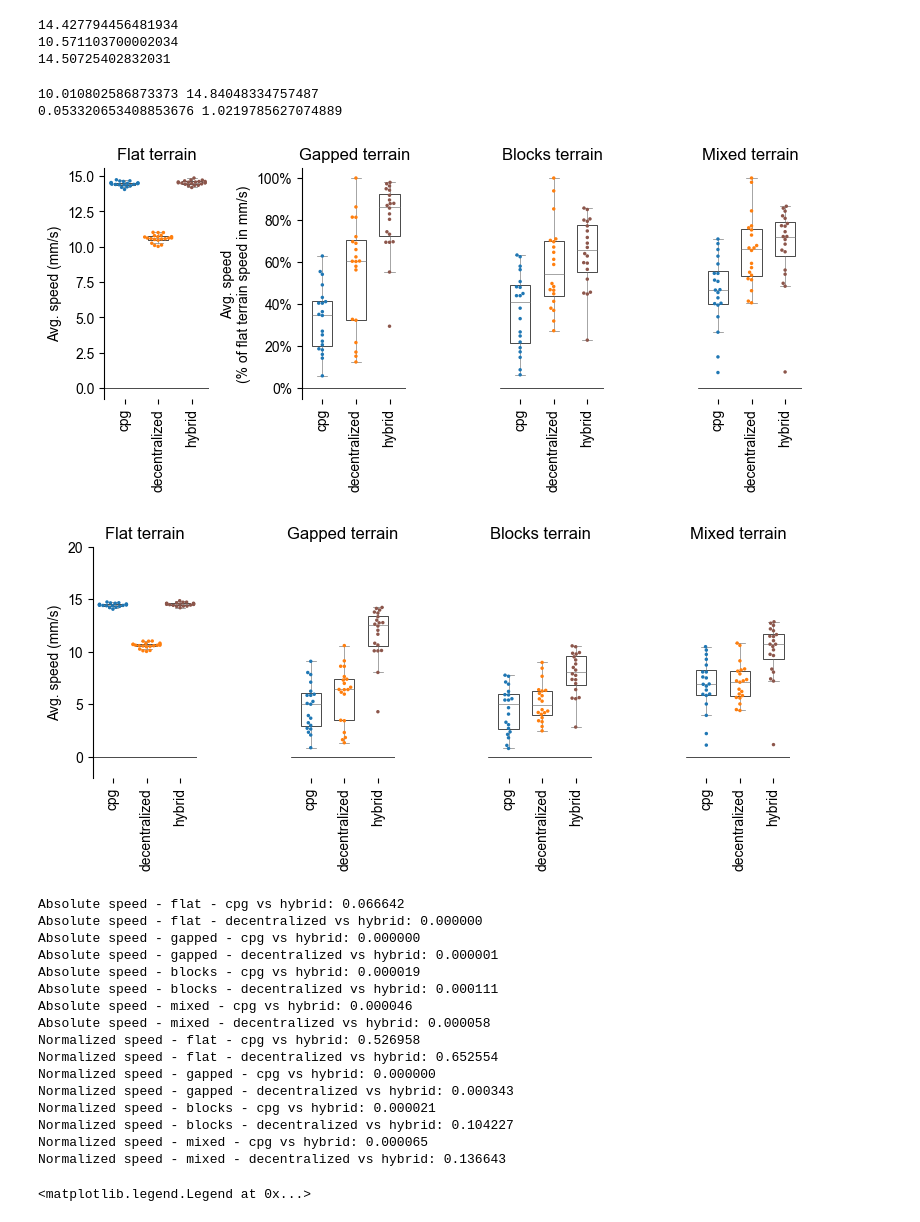
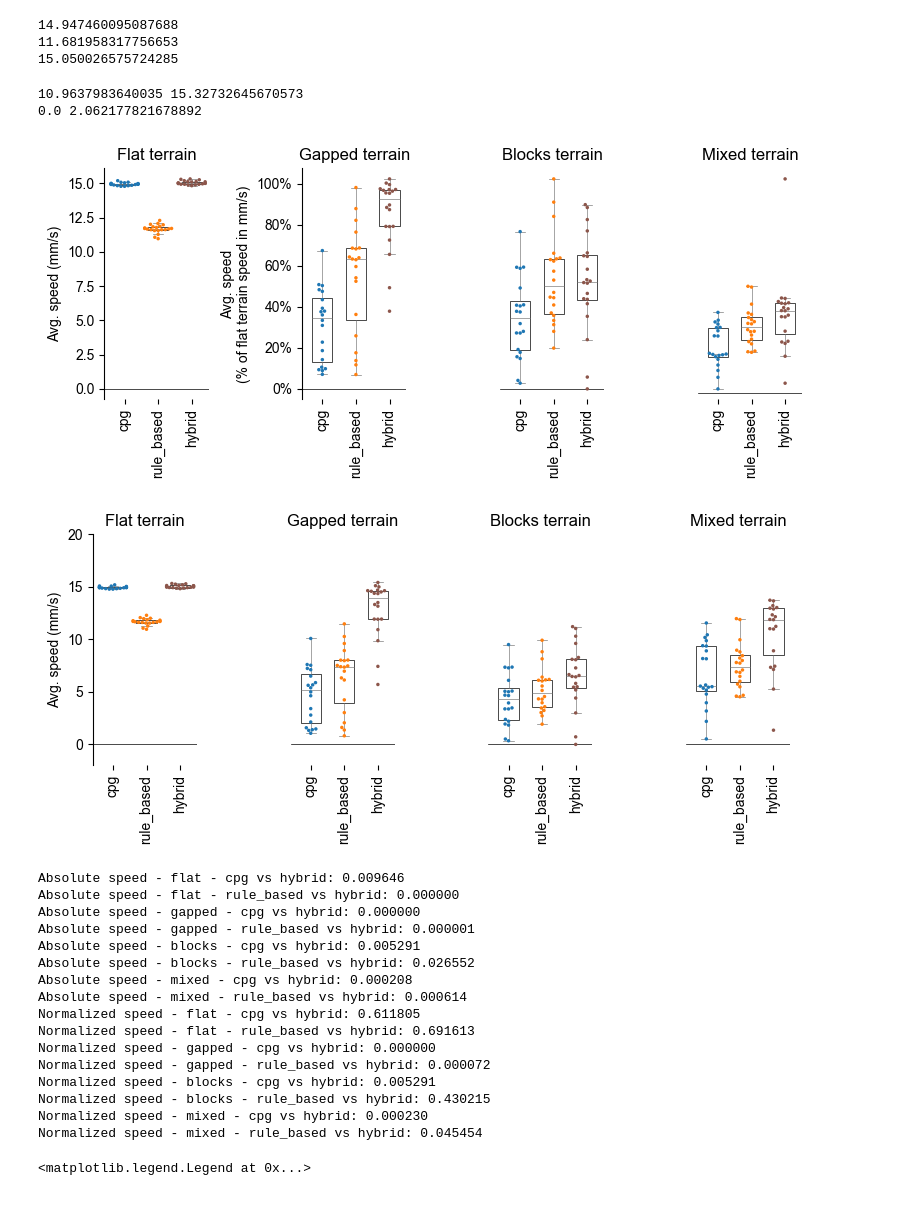
Before and after one commit to NeLy-EPFL/nmf2-paper, a Jupyter notebook: hybrid_controller_new_step/generate_figure.ipynb, the cells around one changed output. Cells and saved outputs as stored; diff of their text form; code cells hidden in the pictures.

Commit message:
add stabilization period

```diff
--- a/hybrid_controller_new_step/generate_figure.ipynb
+++ b/hybrid_controller_new_step/generate_figure.ipynb
@@ -35,8 +35,8 @@ timestep = 1e-4
 all_rows = []
 all_colors = np.tile(["r", "b"], n_conditions)
 
-
-start_pts = 0
+# Stabilization period of 0.3s
+start_pts = 3000
 all_dir = True
 
 for controller, terrain in conditions:
@@ -71,7 +71,3 @@ speed_df = pd.DataFrame(
     all_rows, columns=["controller", "terrain", "adhesion", "speed", "distance"]
 )
 #speed_df.to_csv("outputs/mean_speed.csv", index=False)
-# %%
-# replace rule based with decentralized
-speed_df["controller"].replace({"rule_based": "decentralized"}, inplace=True)
-controllers[1] = "decentralized"
@@ -89,9 +78,9 @@ for controller in controllers:
     print(full_speed)
     speed_df_norm.loc[speed_df_norm["controller"] == controller, "speed"] /= full_speed
 # %% [output]
-14.427794456481934
-10.571103700002034
-14.50725402832031
+14.947460095087688
+11.681958317756653
+15.050026575724285
 # %%
 #speed_df.iloc[speed_df["speed"].argmax()] = np.nan
 # %%
@@ -104,27 +93,27 @@ print(
     speed_df_norm[speed_df_norm["terrain"] != "flat"]["speed"].max(),
 )
 # %% [output]
-10.010802586873373 14.84048334757487
-0.053320653408853676 1.0219785627074889
+10.9637983640035 15.32732645670573
+0.0 2.062177821678892
 # %%
 
 x_pos_lookup = {
     ("cpg", "flat"): 0,
-    ("decentralized", "flat"): 1,
+    ("rule_based", "flat"): 1,
     ("hybrid", "flat"): 2,
     ("cpg", "gapped"): 5,
-    ("decentralized", "gapped"): 6,
+    ("rule_based", "gapped"): 6,
     ("hybrid", "gapped"): 7,
     ("cpg", "blocks"): 10,
-    ("decentralized", "blocks"): 11,
+    ("rule_based", "blocks"): 11,
     ("hybrid", "blocks"): 12,
     ("cpg", "mixed"): 15,
-    ("decentralized", "mixed"): 16,
+    ("rule_based", "mixed"): 16,
     ("hybrid", "mixed"): 17,
 }
 colors_lookup = {
     "cpg": "tab:blue",
-    "decentralized": "tab:orange",
+    "rule_based": "tab:orange",
     "hybrid": "tab:brown",
 }
 
@@ -157,53 +146,53 @@ for i, terrain_type in enumerate(["flat", "gapped", "blocks", "mixed"]):
         size=2.5,
         palette=["tab:blue", "tab:orange", "tab:brown"],
         ax=ax,
         legend=False,
     )
     ax.set_xlim(-0.6, 2.5)
     #ax.set_ylim(ylim)
     ax.set_xticklabels(ax.get_xticklabels(), rotation=90)
     ax.axhline(0.0, color="k", linewidth=0.5)
     if terrain_type not in ["flat", "gapped"]:
         ax.set_ylabel("")
         ax.set_yticks([])
         pass
     if terrain_type == "flat":
         ax.set_ylabel("Avg. speed (mm/s)")
     elif terrain_type == "gapped":
         ax.set_ylabel("Avg. speed\n(% of flat terrain speed in mm/s)")
         ax.yaxis.set_major_formatter(mticker.PercentFormatter(1))
     ax.set_xlabel("")
     sns.despine(ax=ax, bottom=True, left=terrain_type not in ["flat", "gapped"])
 
 """for i, terrain in enumerate(["flat", "gapped", "blocks", "mixed"]):
     ax = axs[i]
     N = df.query(f"terrain == '{terrain}'").groupby("controller")["speed"].apply(lambda x: np.sum(pd.notna(x)))
     x_axis_label = [f"{controller} (N={n})" for cont in controllers for controller, n in zip(N.index.values, N.values) if cont == controller]
     ax.set_xticks(range(3), x_axis_label, rotation=90)"""
 
 #plt.savefig("outputs/speed_comparison.pdf", transparent=True)
 plt.savefig("outputs/relspeed_comparison_2ddist_0stabilization.pdf", transparent=True, bbox_inches='tight')
 # %% [output]
-[figure, old version]
+[figure, new version]
 # %%
 
 x_pos_lookup = {
     ("cpg", "flat"): 0,
-    ("decentralized", "flat"): 1,
+    ("rule_based", "flat"): 1,
     ("hybrid", "flat"): 2,
     ("cpg", "gapped"): 3,
-    ("decentralized", "gapped"): 4,
+    ("rule_based", "gapped"): 4,
     ("hybrid", "gapped"): 5,
     ("cpg", "blocks"): 6,
-    ("decentralized", "blocks"): 7,
+    ("rule_based", "blocks"): 7,
     ("hybrid", "blocks"): 8,
     ("cpg", "mixed"): 9,
-    ("decentralized", "mixed"): 10,
+    ("rule_based", "mixed"): 10,
     ("hybrid", "mixed"): 11,
 }
 colors_lookup = {
     "cpg": "tab:blue",
-    "decentralized": "tab:orange",
+    "rule_based": "tab:orange",
     "hybrid": "tab:brown",
 }
 
@@ -261,4 +250,4 @@ for i, terrain_type in enumerate(["flat", "gapped", "blocks", "mixed"]):
 #plt.savefig("outputs/speed_comparison.pdf", transparent=True)20
 plt.savefig("outputs/speed_comparison_2ddist_0stabilization.pdf", transparent=True, bbox_inches='tight')
 # %% [output]
-[figure, old version]
+[figure, new version]
@@ -272,7 +257,7 @@ for variable, df in [("Absolute speed", speed_df), ("Normalized speed", speed_df
         hybrid_pts = df[
             (df["controller"] == "hybrid") & (df["terrain"] == terrain_type)
         ]["speed"].values
-        for controller in ["cpg", "decentralized"]:
+        for controller in ["cpg", "rule_based"]:
             my_pts = df[
                 (df["controller"] == controller) & (df["terrain"] == terrain_type)
             ]["speed"].values
@@ -281,22 +266,22 @@ for variable, df in [("Absolute speed", speed_df), ("Normalized speed", speed_df
             )
             print(f"{variable} - {terrain_type} - {controller} vs hybrid: {p:.6f}")
 # %% [output]
-Absolute speed - flat - cpg vs hybrid: 0.066642
-Absolute speed - flat - decentralized vs hybrid: 0.000000
+Absolute speed - flat - cpg vs hybrid: 0.009646
+Absolute speed - flat - rule_based vs hybrid: 0.000000
 Absolute speed - gapped - cpg vs hybrid: 0.000000
-Absolute speed - gapped - decentralized vs hybrid: 0.000001
-Absolute speed - blocks - cpg vs hybrid: 0.000019
-Absolute speed - blocks - decentralized vs hybrid: 0.000111
-Absolute speed - mixed - cpg vs hybrid: 0.000046
-Absolute speed - mixed - decentralized vs hybrid: 0.000058
-Normalized speed - flat - cpg vs hybrid: 0.526958
-Normalized speed - flat - decentralized vs hybrid: 0.652554
+Absolute speed - gapped - rule_based vs hybrid: 0.000001
+Absolute speed - blocks - cpg vs hybrid: 0.005291
+Absolute speed - blocks - rule_based vs hybrid: 0.026552
+Absolute speed - mixed - cpg vs hybrid: 0.000208
+Absolute speed - mixed - rule_based vs hybrid: 0.000614
+Normalized speed - flat - cpg vs hybrid: 0.611805
+Normalized speed - flat - rule_based vs hybrid: 0.691613
 Normalized speed - gapped - cpg vs hybrid: 0.000000
-Normalized speed - gapped - decentralized vs hybrid: 0.000343
-Normalized speed - blocks - cpg vs hybrid: 0.000021
-Normalized speed - blocks - decentralized vs hybrid: 0.104227
-Normalized speed - mixed - cpg vs hybrid: 0.000065
-Normalized speed - mixed - decentralized vs hybrid: 0.136643
+Normalized speed - gapped - rule_based vs hybrid: 0.000072
+Normalized speed - blocks - cpg vs hybrid: 0.005291
+Normalized speed - blocks - rule_based vs hybrid: 0.430215
+Normalized speed - mixed - cpg vs hybrid: 0.000230
+Normalized speed - mixed - rule_based vs hybrid: 0.045454
 # %%
 # find steady state
 base_path = Path("/Users/stimpfli/Desktop/nmf2-paper/hybrid_controller_new_step/simulation_results_workstation_physicserrorcsteps_newincrv2/simulation_results")
```
Also changed, not shown: parts of 3 cells of this notebook.
